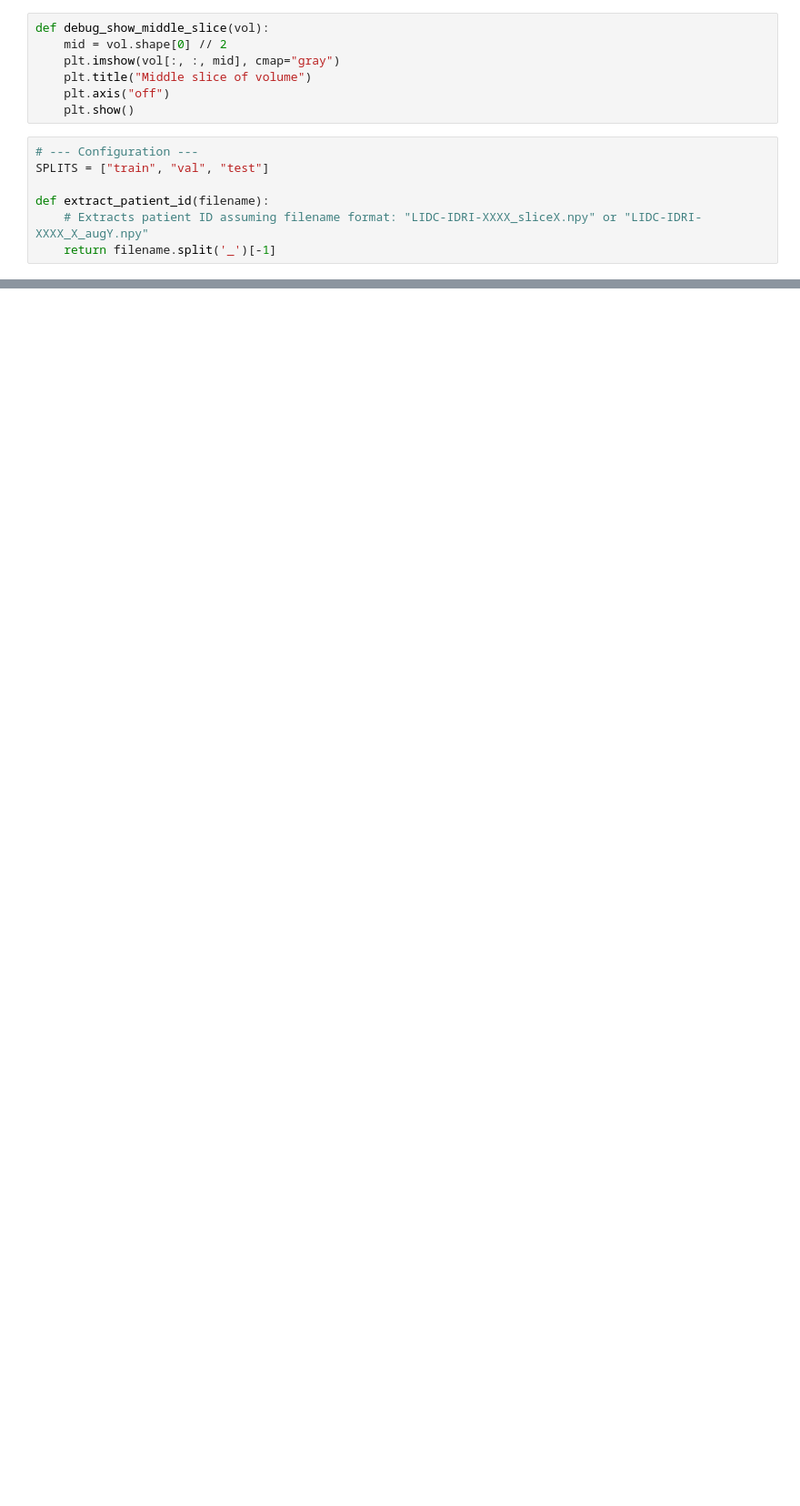
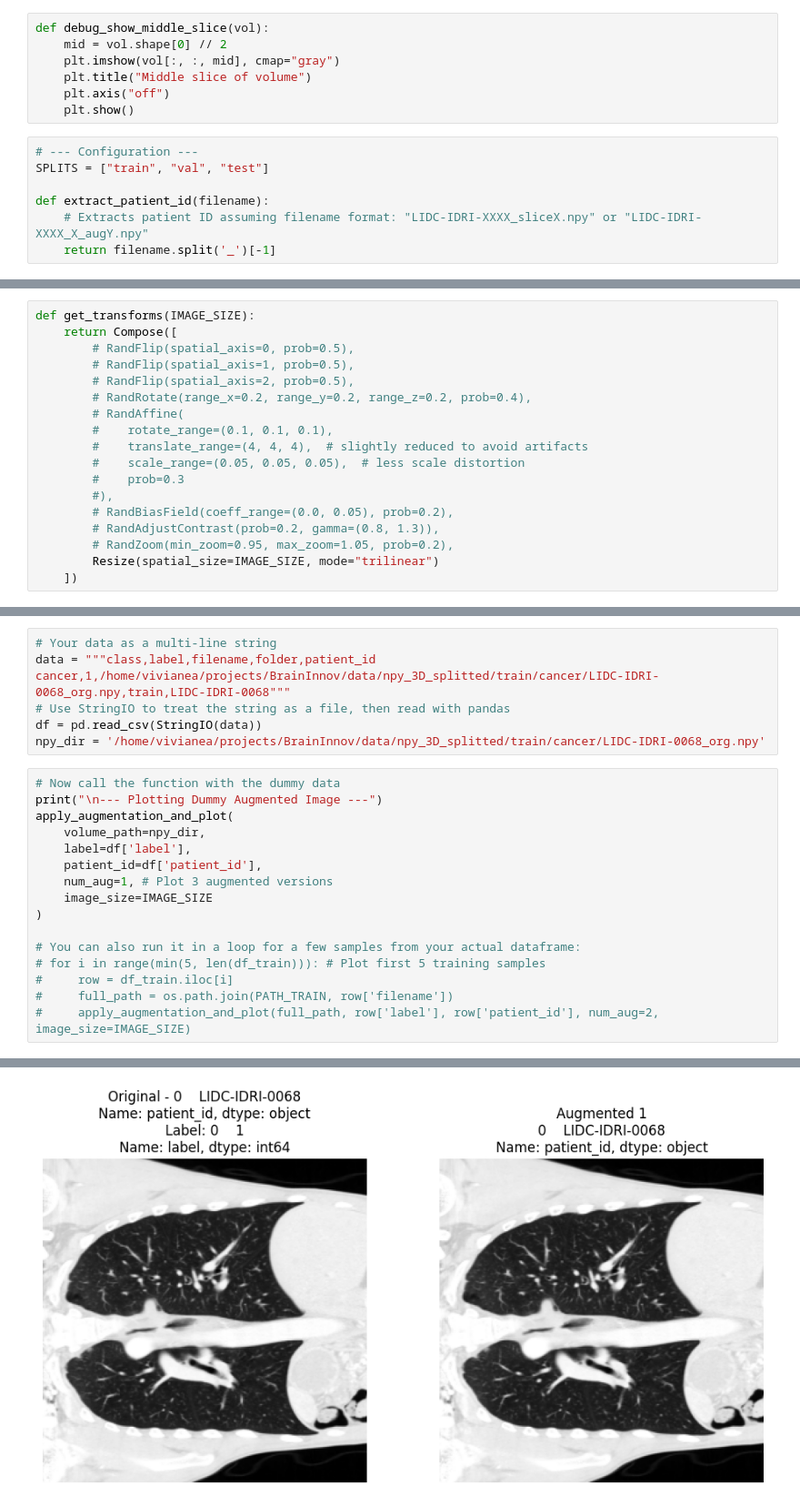
Before and after one commit to vivialves/lidc_ml, a Jupyter notebook: tools_3D/pre-processing_3D.ipynb, the cells around one changed output, grey strips where cells are left out. Shown at 91% size. Saved outputs shown, nothing was run; the diff lists cells and outputs as text; blank space fills up the shorter version.

```diff
--- a/tools_3D/pre-processing_3D.ipynb
+++ b/tools_3D/pre-processing_3D.ipynb
@@ -130,0 +149,18 @@ Shape of the volume: (1, 256, 256, 256)
+# %%
+def get_transforms(IMAGE_SIZE):
+    return Compose([
+        # RandFlip(spatial_axis=0, prob=0.5),
+        # RandFlip(spatial_axis=1, prob=0.5),
+        # RandFlip(spatial_axis=2, prob=0.5),
+        # RandRotate(range_x=0.2, range_y=0.2, range_z=0.2, prob=0.4),
+        # RandAffine(
+        #    rotate_range=(0.1, 0.1, 0.1),
+        #    translate_range=(4, 4, 4),  # slightly reduced to avoid artifacts
+        #    scale_range=(0.05, 0.05, 0.05),  # less scale distortion
+        #    prob=0.3
+        #),
+        # RandBiasField(coeff_range=(0.0, 0.05), prob=0.2),
+        # RandAdjustContrast(prob=0.2, gamma=(0.8, 1.3)),
+        # RandZoom(min_zoom=0.95, max_zoom=1.05, prob=0.2),
+        Resize(spatial_size=IMAGE_SIZE, mode="trilinear")
+    ])
@@ -130,0 +293,24 @@ Shape of the volume: (1, 256, 256, 256)
+# %%
+# Your data as a multi-line string
+data = """class,label,filename,folder,patient_id
+cancer,1,/home/vivianea/projects/BrainInnov/data/npy_3D_splitted/train/cancer/LIDC-IDRI-0068_org.npy,train,LIDC-IDRI-0068"""
+# Use StringIO to treat the string as a file, then read with pandas
+df = pd.read_csv(StringIO(data))
+npy_dir = '/home/vivianea/projects/BrainInnov/data/npy_3D_splitted/train/cancer/LIDC-IDRI-0068_org.npy'
+# %%
+# Now call the function with the dummy data
+print("\n--- Plotting Dummy Augmented Image ---")
+apply_augmentation_and_plot(
+    volume_path=npy_dir,
+    label=df['label'],
+    patient_id=df['patient_id'],
+    num_aug=1, # Plot 3 augmented versions
+    image_size=IMAGE_SIZE
+)
+
+# You can also run it in a loop for a few samples from your actual dataframe:
+# for i in range(min(5, len(df_train))): # Plot first 5 training samples
+#     row = df_train.iloc[i]
+#     full_path = os.path.join(PATH_TRAIN, row['filename'])
+#     apply_augmentation_and_plot(full_path, row['label'], row['patient_id'], num_aug=2, image_size=IMAGE_SIZE)
+# %% [output]
@@ -130,0 +318 @@ Shape of the volume: (1, 256, 256, 256)
+[figure, added]
```
Also changed, not shown: parts of 11 cells of this notebook, 3 other files.
